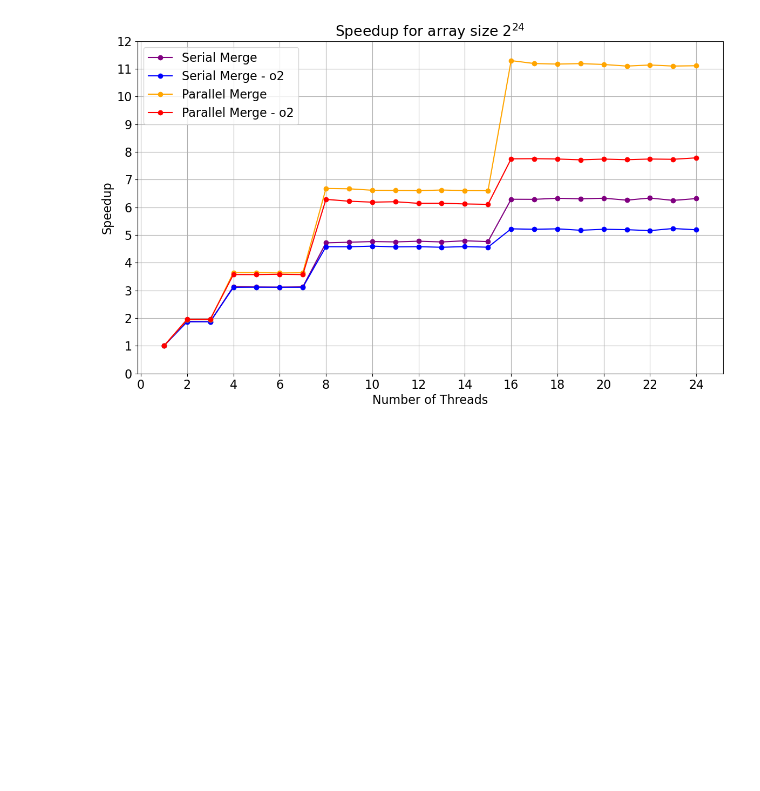
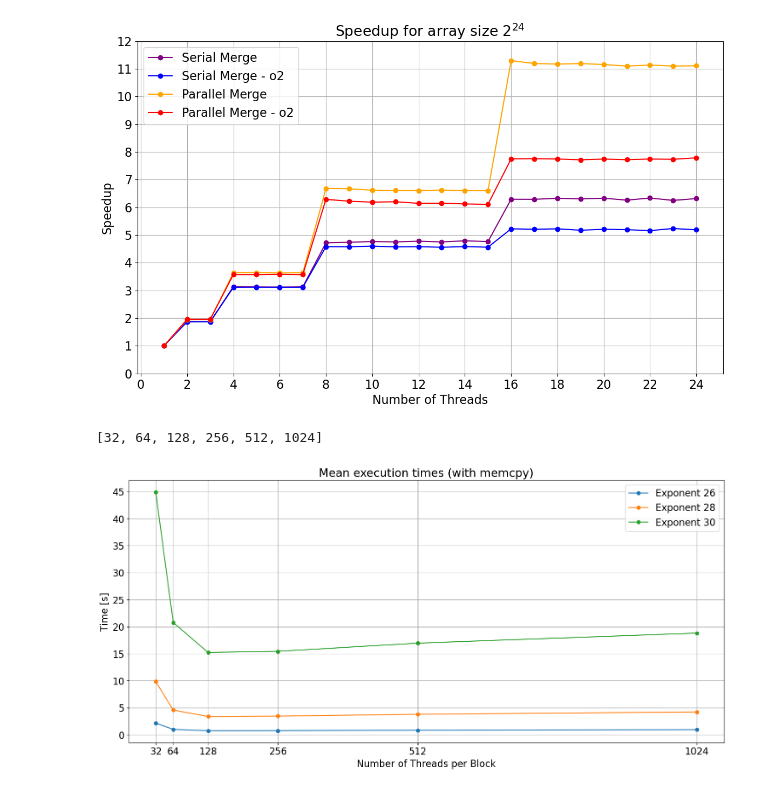
Before and after one commit to loremancio/Computer-Architecture-Project, a Jupyter notebook: notebooks/benchmark.ipynb, the cells around one changed output. Drawn from its saved outputs; the diff is of its cells as text; code cells hidden in the pictures; blank space fills up the shorter version.

```diff
--- a/notebooks/benchmark.ipynb
+++ b/notebooks/benchmark.ipynb
@@ -319,3 +319,70 @@ def plot_speedup(base_dir_prefix="par"):
 plot_speedup()
 # %% [output]
 [figure]
+# %%
+import os
+import matplotlib.pyplot as plt
+from matplotlib.ticker import MultipleLocator
+
+# Define the directory path
+base_dir = os.path.join('..', 'resultsGPU', 'bitonicSortGPU')
+
+# Initialize an empty dictionary to store data
+data = {}
+
+dirs = os.listdir(base_dir)
+dirs = [int(dir) for dir in dirs]
+dirs.sort()
+print(dirs)
+
+#initialize the plot
+plt.figure(figsize=(18, 8))
+
+# Loop through directories (thread counts)
+for i in range(26, 31, 2):
+  data.clear()  # Clear data dictionary for each iteration
+
+  # Open files and calculate averages
+  for dir in dirs:
+    file_path = os.path.join(base_dir, str(dir), fr"{i}.txt")
+    with open(file_path, 'r') as f:
+      lines = f.readlines()
+      tot = 0
+      for line in lines:
+        # Extract the number before comma using splitting and indexing
+        value = float(line.split(',')[1])
+        tot += value
+      mean = tot / len(lines)
+
+      # Append the mean value and thread count
+      data[dir] = mean
+
+  x, y = [], []
+
+  # Loop through data and extract points
+  for key, value in data.items():
+    x.append(int(key))
+    y.append(value)
+
+  # Plot the data with a unique label
+  plt.plot(x, y, label=f"Exponent {i}", marker='o')
+
+# Set labels and title
+plt.xlabel("Number of Threads per Block")
+plt.ylabel("Time [s]")
+plt.title("Mean execution times (with memcpy)")
+
+# Add legend
+plt.legend()
+
+# Set x-axis ticks and labels
+plt.xticks(x, x)  # Use x for both tick positions and labels
+plt.gca().yaxis.set_major_locator(plt.MultipleLocator(5))  # Imposta i tick sull'asse y con valori multipli di 5
+
+# Show the plot
+plt.grid(True)
+plt.savefig('gpu_big.png')
+plt.show()
+# %% [output]
+[32, 64, 128, 256, 512, 1024]
+[figure, added]
```
Also changed, not shown: parts of 1 cell of this notebook, 16 other files.
